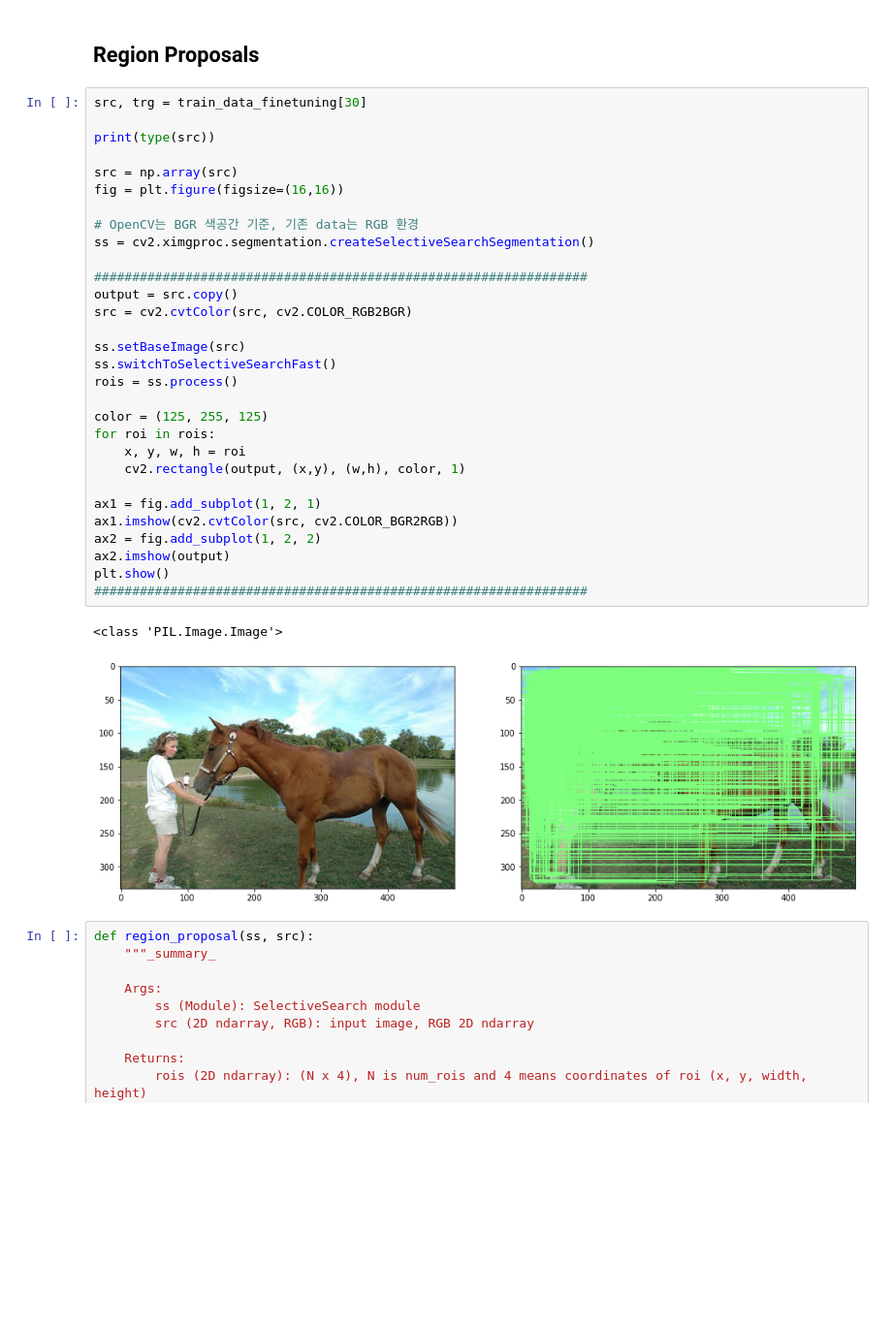
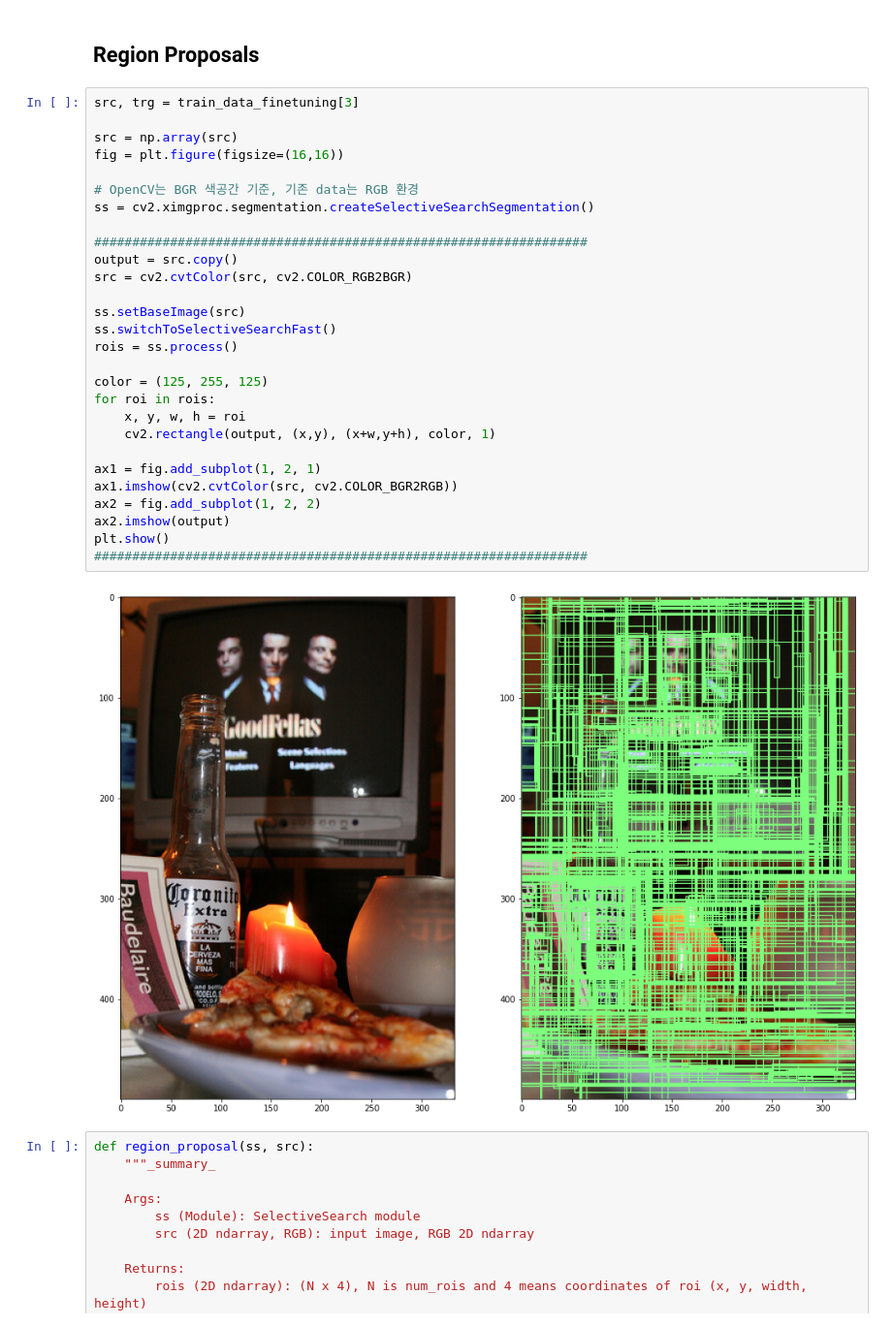
Before and after one commit to ByungOhKo/ML_DL, a Jupyter notebook: Object_Detection/RCNN/rcnn.ipynb, the cells around one changed output. Shown at 97% size. Drawn from its saved outputs; the diff is of its cells as text; blank space fills up the shorter version.

```diff
--- a/Object_Detection/RCNN/rcnn.ipynb
+++ b/Object_Detection/RCNN/rcnn.ipynb
@@ -185,38 +42,35 @@ def labeling(root, dataset, train_step, trg_classes, threshold, num_samples):
 # %% [markdown]
 ## Region Proposals
 # %%
-src, trg = train_data_finetuning[30]
-
-print(type(src))
+src, trg = train_data_finetuning[3]
 
 src = np.array(src)
 fig = plt.figure(figsize=(16,16))
 
 # OpenCV는 BGR 색공간 기준, 기존 data는 RGB 환경
 ss = cv2.ximgproc.segmentation.createSelectiveSearchSegmentation()
 
 #################################################################
 output = src.copy()
 src = cv2.cvtColor(src, cv2.COLOR_RGB2BGR)
 
 ss.setBaseImage(src)
 ss.switchToSelectiveSearchFast()
 rois = ss.process()
 
 color = (125, 255, 125)
 for roi in rois:
     x, y, w, h = roi
-    cv2.rectangle(output, (x,y), (w,h), color, 1)
+    cv2.rectangle(output, (x,y), (x+w,y+h), color, 1)
 
 ax1 = fig.add_subplot(1, 2, 1)
 ax1.imshow(cv2.cvtColor(src, cv2.COLOR_BGR2RGB))
 ax2 = fig.add_subplot(1, 2, 2)
 ax2.imshow(output)
 plt.show()
 #################################################################
 # %% [output]
-<class 'PIL.Image.Image'>
-[figure, old version]
+[figure, new version]
 # %%
 def region_proposal(ss, src):
     """_summary_
```
Also changed, not shown: parts of 18 cells of this notebook.
